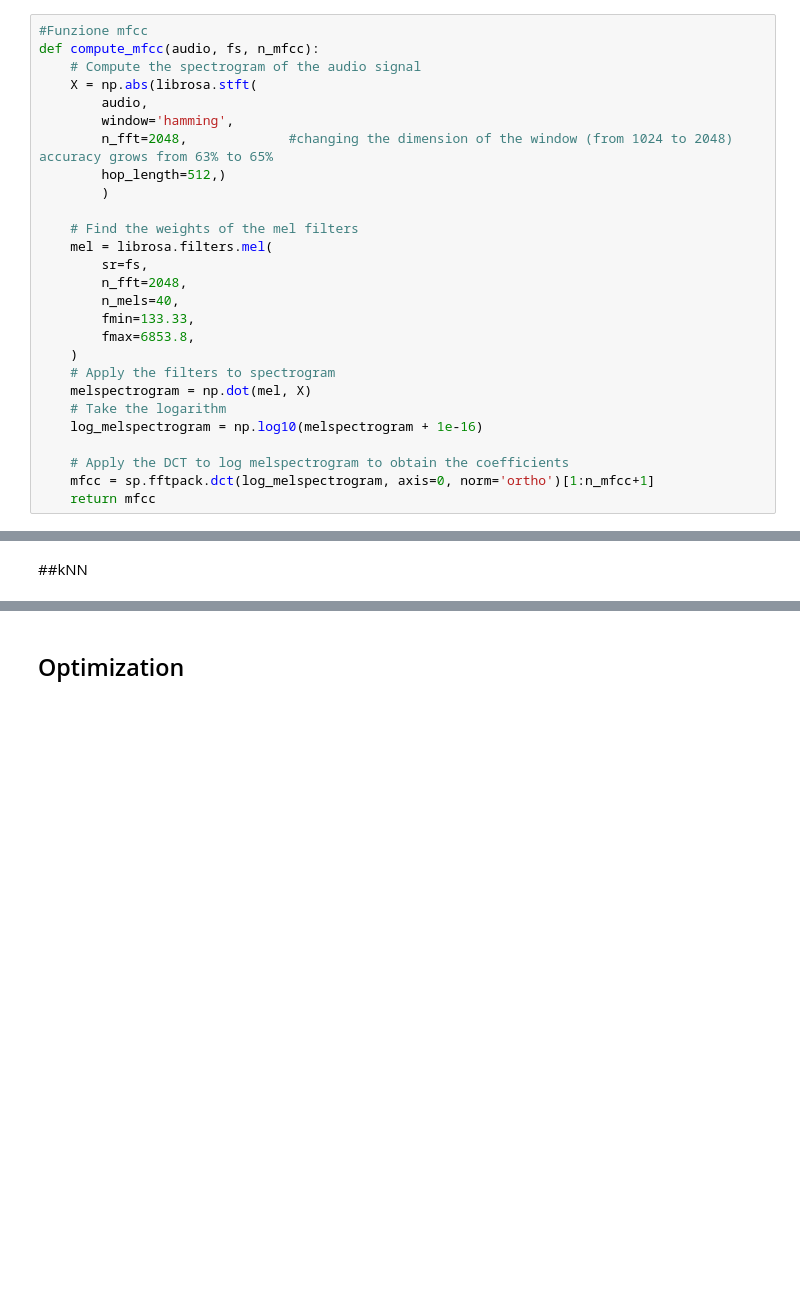
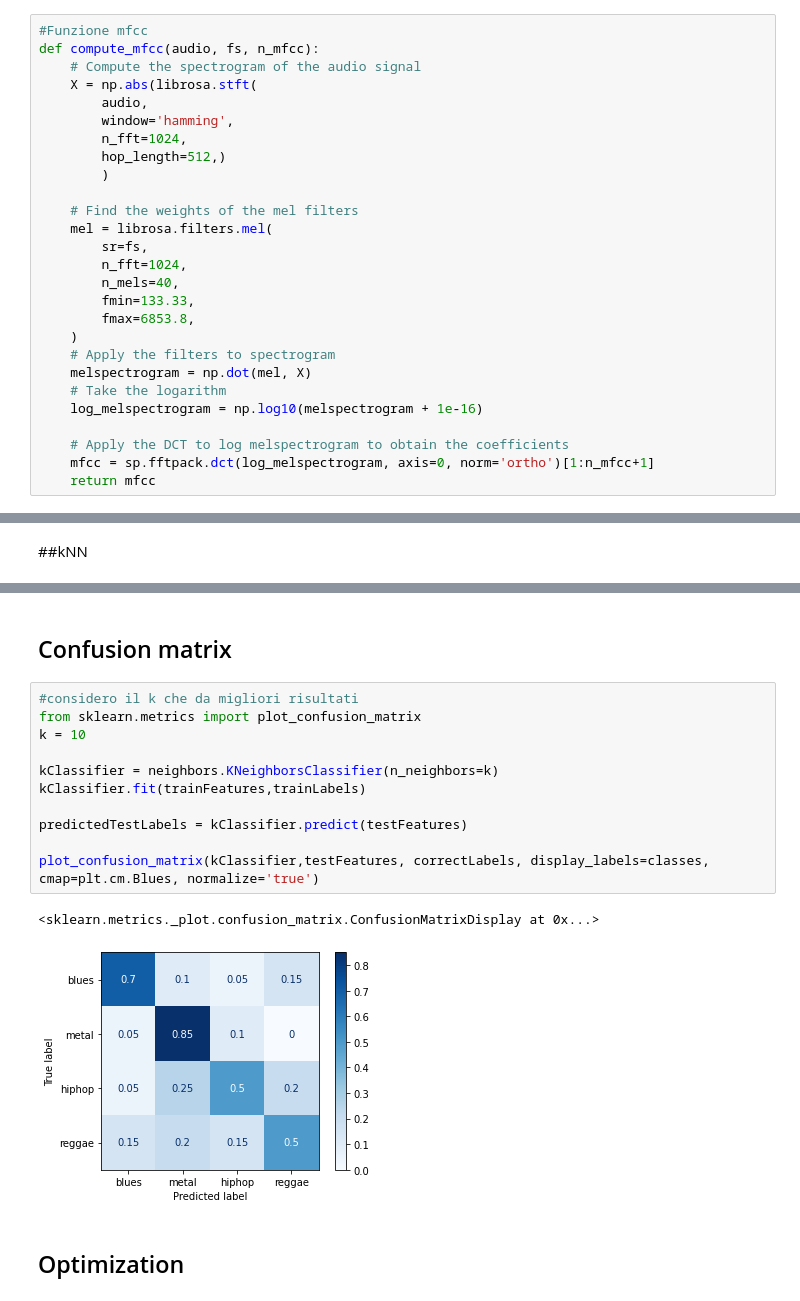
Before and after one commit to yilin10/MusicalGenreClassification, a Jupyter notebook: Copy_of_Assignment1.ipynb, the cells around one changed output, grey strips where cells are left out. Cells and saved outputs as stored; diff of their text form; blank space fills up the shorter version.

Commit message:
Confusion matrix added

```diff
--- a/Copy_of_Assignment1.ipynb
+++ b/Copy_of_Assignment1.ipynb
@@ -89,14 +90,14 @@ def compute_mfcc(audio, fs, n_mfcc):
     X = np.abs(librosa.stft(
         audio,
         window='hamming',
-        n_fft=2048,             #changing the dimension of the window (from 1024 to 2048) accuracy grows from 63% to 65%
+        n_fft=1024,
         hop_length=512,)
         )
 
     # Find the weights of the mel filters
     mel = librosa.filters.mel(
         sr=fs,
-        n_fft=2048,
+        n_fft=1024,
         n_mels=40,
         fmin=133.33,
         fmax=6853.8,
@@ -253,4 +255,20 @@ The maximun rate is:
 which is achieved by
+# %% [markdown]
+## Confusion matrix
+# %%
+#considero il k che da migliori risultati
+from sklearn.metrics import plot_confusion_matrix
+k = 10
+
+kClassifier = neighbors.KNeighborsClassifier(n_neighbors=k)
+kClassifier.fit(trainFeatures,trainLabels)
+
+predictedTestLabels = kClassifier.predict(testFeatures)
+
+plot_confusion_matrix(kClassifier,testFeatures, correctLabels, display_labels=classes, cmap=plt.cm.Blues, normalize='true')
+# %% [output]
+<sklearn.metrics._plot.confusion_matrix.ConfusionMatrixDisplay at 0x...>
+[figure, added]
 # %% [markdown]
 ## Optimization
 # %% [markdown]
```
Also changed, not shown: parts of 3 cells of this notebook.
